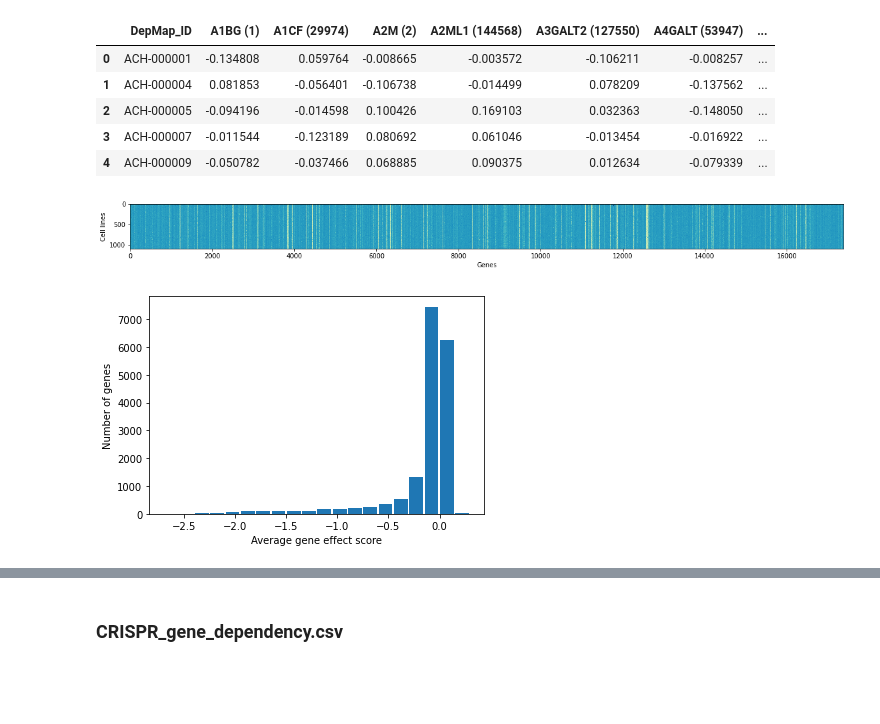
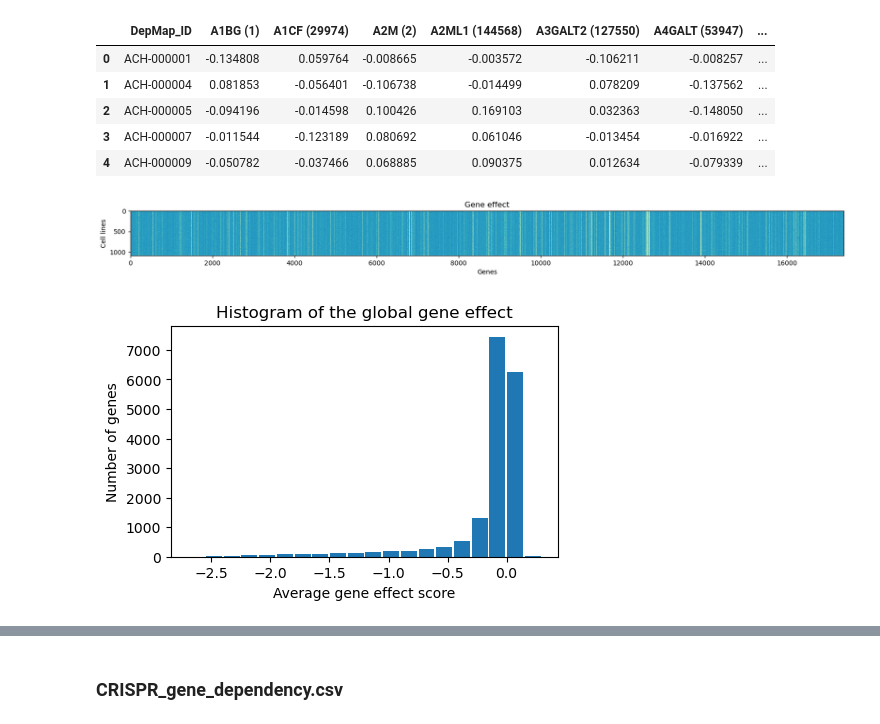
Before and after one commit to MatDagommer/crispr-genomics, a Jupyter notebook: data exploring.ipynb, the cells around one changed output, grey strips where cells are left out. Drawn from its saved outputs; the diff is of its cells as text; code cells hidden in the pictures; blank space fills up the shorter version.

```diff
--- a/data exploring.ipynb
+++ b/data exploring.ipynb
@@ -47,15 +45,18 @@ import seaborn
 # %%
-fig = plt.figure(figsize=(20,20))
+fig = plt.figure(figsize=(20,4))
 plt.imshow(gene_effect.iloc[:,1:].fillna(0).to_numpy(), cmap="YlGnBu",interpolation='nearest')
 plt.xlabel("Genes")
 plt.ylabel("Cell lines")
+plt.title("Gene effect")
 plt.show()
 # %% [output]
-[figure, old version]
+[figure, new version]
 # %%
+fig = plt.figure(figsize=(5,3))
 plt.hist(gene_mean, rwidth=0.9, bins=20)
 plt.xlabel('Average gene effect score')
 plt.ylabel('Number of genes')
+plt.title("Histogram of the global gene effect")
 plt.show()
 # %% [output]
-[figure, old version]
+[figure, new version]
```
Also changed, not shown: parts of 33 cells of this notebook.
